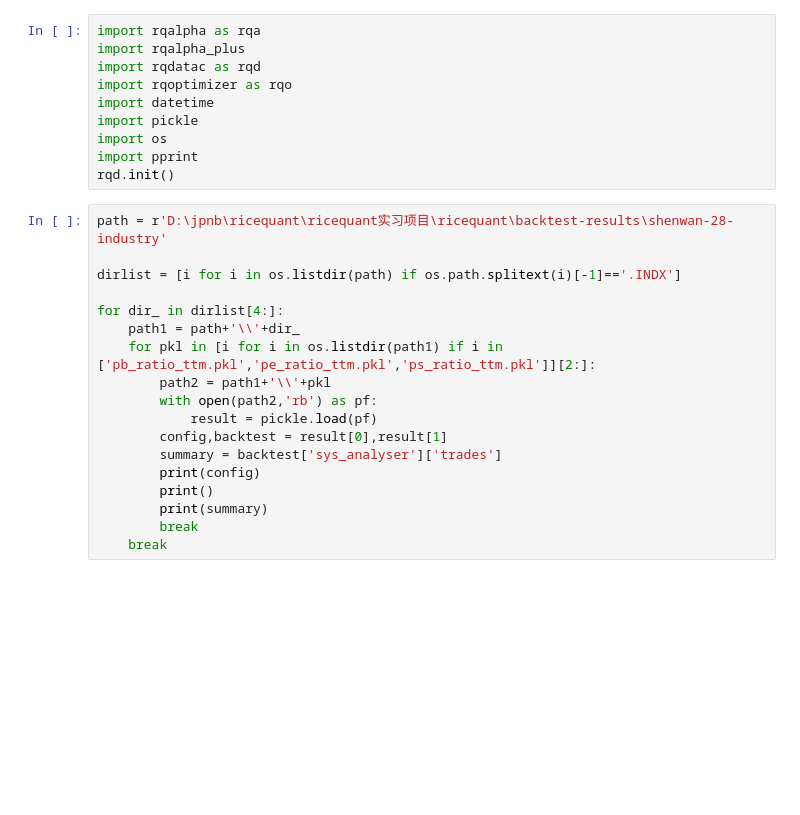
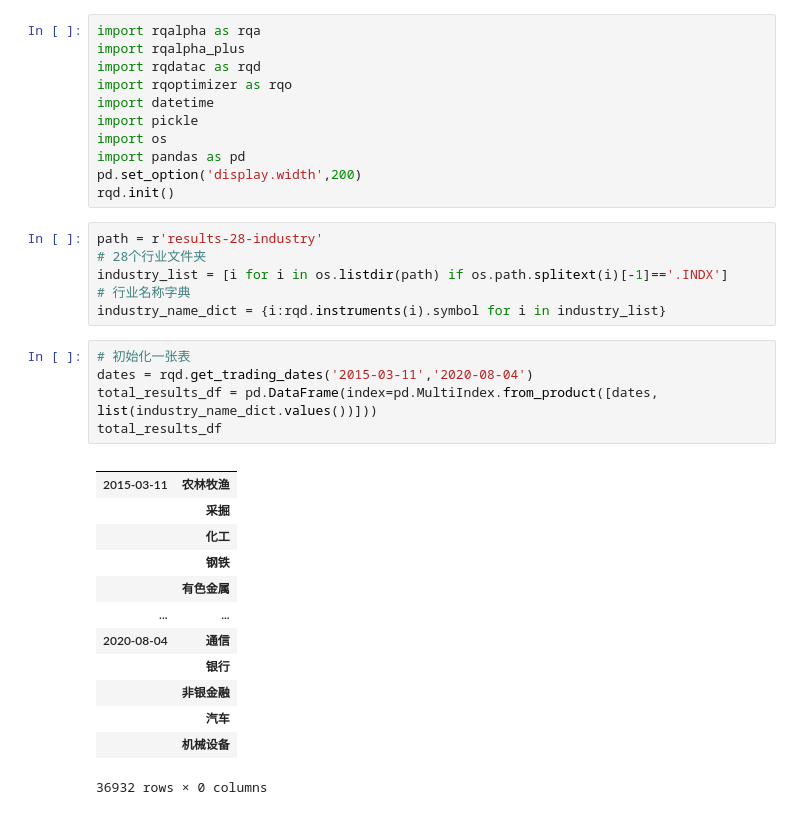
Before and after one commit to zllquant/ricequant, a Jupyter notebook: PB-PE-PS/save-best-factor.ipynb, the cells around one changed output. Saved outputs shown, nothing was run; the diff lists cells and outputs as text; blank space fills up the shorter version.

```diff
--- a/PB-PE-PS/save-best-factor.ipynb
+++ b/PB-PE-PS/save-best-factor.ipynb
@@ -6,23 +6,31 @@ import rqoptimizer as rqo
 import datetime
 import pickle
 import os
-import pprint
+import pandas as pd
+pd.set_option('display.width',200)
 rqd.init()
-# %%
-path = r'D:\jpnb\ricequant\ricequant实习项目\ricequant\backtest-results\shenwan-28-industry'
-
-dirlist = [i for i in os.listdir(path) if os.path.splitext(i)[-1]=='.INDX']
-
-for dir_ in dirlist[4:]:
-    path1 = path+'\\'+dir_
-    for pkl in [i for i in os.listdir(path1) if i in ['pb_ratio_ttm.pkl','pe_ratio_ttm.pkl','ps_ratio_ttm.pkl']][2:]:
-        path2 = path1+'\\'+pkl
-        with open(path2,'rb') as pf:
-            result = pickle.load(pf)
-        config,backtest = result[0],result[1]
-        summary = backtest['sys_analyser']['trades']
-        print(config)
-        print()
-        print(summary)
-        break
-    break
+# %%
+path = r'results-28-industry'
+# 28个行业文件夹
+industry_list = [i for i in os.listdir(path) if os.path.splitext(i)[-1]=='.INDX']
+# 行业名称字典
+industry_name_dict = {i:rqd.instruments(i).symbol for i in industry_list}
+# %%
+# 初始化一张表
+dates = rqd.get_trading_dates('2015-03-11','2020-08-04')
+total_results_df = pd.DataFrame(index=pd.MultiIndex.from_product([dates, list(industry_name_dict.values())]))
+total_results_df
+# %% [output]
+|  |  |
+| 2015-03-11 | 农林牧渔 |
+|  | 采掘 |
+|  | 化工 |
+|  | 钢铁 |
+|  | 有色金属 |
+| ... | ... |
+| 2020-08-04 | 通信 |
+|  | 银行 |
+|  | 非银金融 |
+|  | 汽车 |
+|  | 机械设备 |
+36932 rows × 0 columns
```
Also changed, not shown: parts of 15 cells of this notebook, 8 other files.
